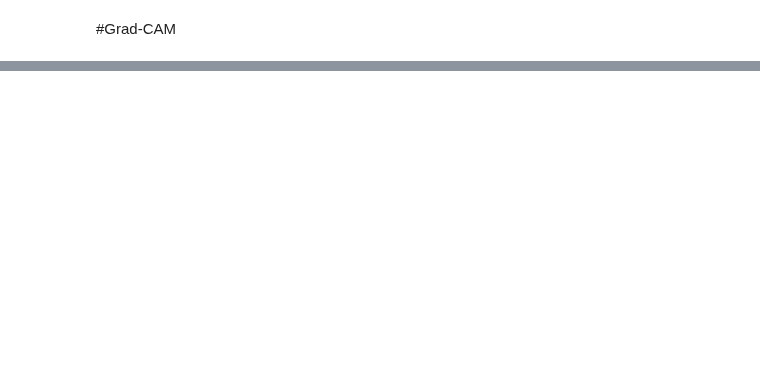
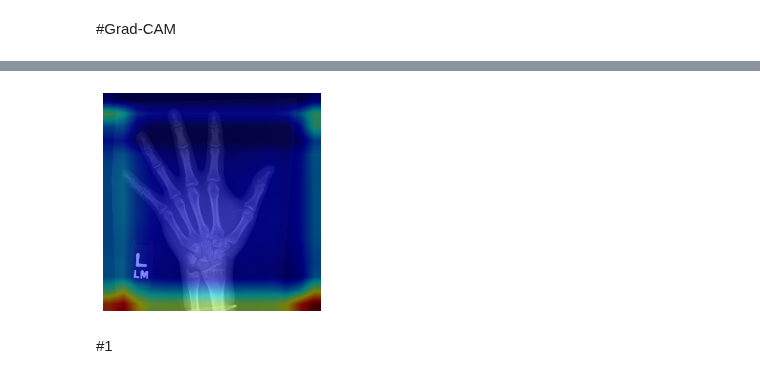
Before and after one commit to nichakornchaisuwan/Project_Boneage, a Jupyter notebook: BoneAgePredictor_limit128_Grad_CAM.ipynb, the cells around one changed output, grey strips where cells are left out. Cells and saved outputs as stored; diff of their text form; code cells hidden in the pictures; blank space fills up the shorter version.

```diff
--- a/BoneAgePredictor_limit128_Grad_CAM.ipynb
+++ b/BoneAgePredictor_limit128_Grad_CAM.ipynb
@@ -381,0 +323,25 @@ NameError: ignored
+# %%
+def preprocess_image(img):
+    means = [127, 127, 127]
+    stds = [41, 41, 41]
+
+    preprocessed_img = img.copy()[:, :, ::-1]
+    for i in range(3):
+        preprocessed_img[:, :, i] = preprocessed_img[:, :, i] - means[i]
+        preprocessed_img[:, :, i] = preprocessed_img[:, :, i] / stds[i]
+    preprocessed_img = \
+        np.ascontiguousarray(np.transpose(preprocessed_img, (2, 0, 1)))
+    preprocessed_img = torch.from_numpy(preprocessed_img)
+    preprocessed_img.unsqueeze_(0)
+    input = Variable(preprocessed_img, requires_grad=True)
+    return input
+# %%
+def show_cam_on_image(img, mask):
+    heatmap = cv2.applyColorMap(np.uint8(255 * mask), cv2.COLORMAP_JET)
+    heatmap = np.float32(heatmap) / 255
+    cam = heatmap + np.float32(img)
+    cam = cam / np.max(cam)
+    cv2.imwrite('/content/drive/My Drive/Project_Boneage/boneage_validation_dataset/10186.png', np.uint8(255 * cam))
+    plt.imshow(Image.open('/content/drive/My Drive/Project_Boneage/boneage_validation_dataset/10186.png'))
+    plt.axis('off')
+    plt.show()
@@ -381,0 +399,23 @@ NameError: ignored
+# %%
+if __name__ == '__main__':
+    image_path = ('/content/drive/My Drive/Project_Boneage/boneage_validation_dataset/11528.png')
+    # Can work with any model, but it assumes that the model has a
+    # feature method, and a classifier method,
+    # as in the VGG models in torchvision.
+    grad_cam = GradCam(model=models.vgg19(pretrained=True), target_layer_names=["35"], use_cuda=False)
+
+    img = cv2.imread(image_path, 1)
+    img = np.float32(cv2.resize(img, (256, 256))) / 255
+    input = preprocess_image(img)
+
+    # If None, returns the map for the highest scoring category.
+    # Otherwise, targets the requested index.
+    target_index = None
+
+    mask = grad_cam(input, target_index)
+
+    show_cam_on_image(img, mask)
+# %% [output]
+[figure, added]
+# %% [markdown]
+#1
```
Also changed, not shown: parts of 28 cells of this notebook.
